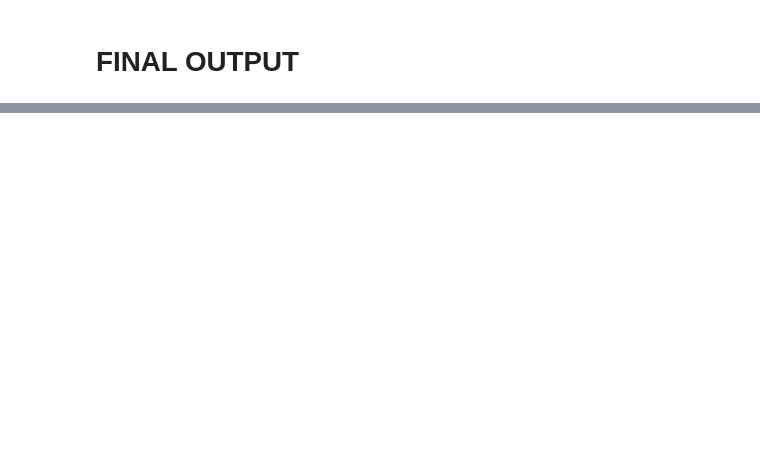
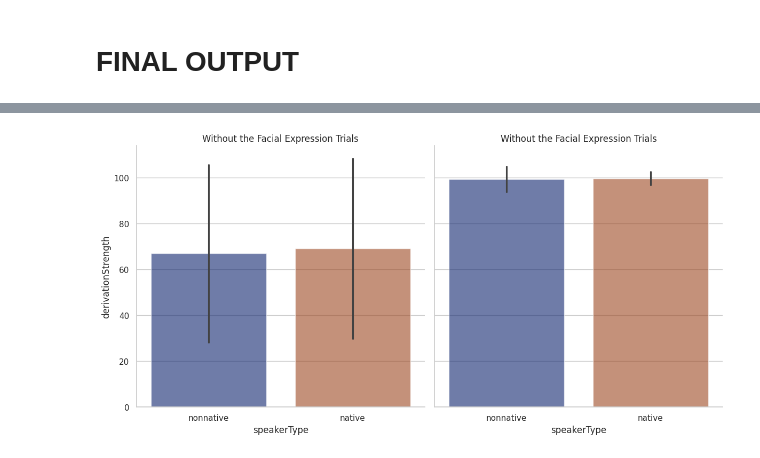
Before and after one commit to yuzh00007/Thesis-Data-Analysis, a Jupyter notebook: Results/DataFormatting-and-Audio/cleanPictureRatingCSV.ipynb, the cells around one changed output, grey strips where cells are left out. Saved outputs shown, nothing was run; the diff lists cells and outputs as text; code cells hidden in the pictures; blank space fills up the shorter version.

```diff
--- a/Results/DataFormatting-and-Audio/cleanPictureRatingCSV.ipynb
+++ b/Results/DataFormatting-and-Audio/cleanPictureRatingCSV.ipynb
@@ -330,0 +366,9 @@ FileNotFoundError: [Errno 2] No such file or directory: 'wordFreqDict.csv'
+# %%
+faceless = sns.catplot(
+    data=removed_faces, kind="bar",
+    x="speakerType", y="derivationStrength", height=6, col="itemType",
+    hue="speakerType", errorbar="sd", palette="dark",
+    alpha=.6,
+).set(title='Without the Facial Expression Trials')
+# %% [output]
+[figure, added]
```
Also changed, not shown: parts of 24 cells of this notebook, 54 other files.
